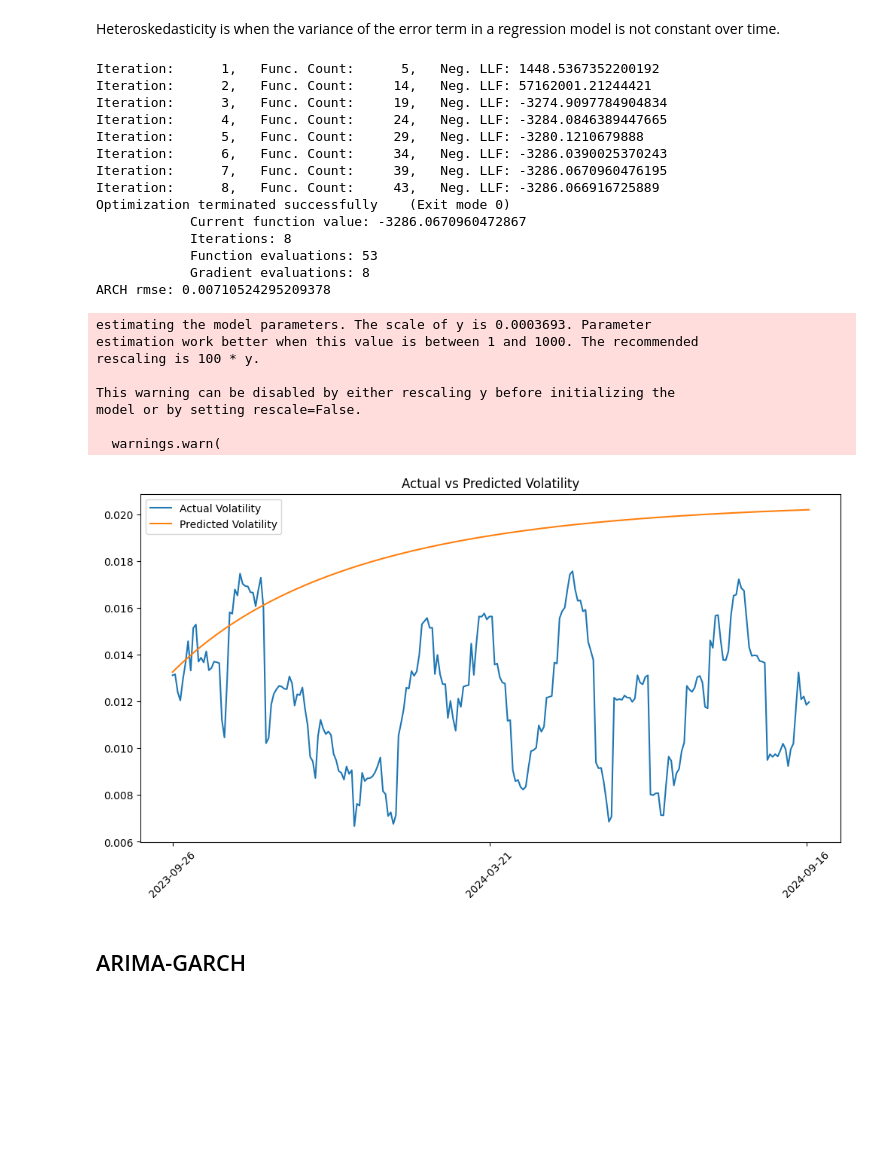
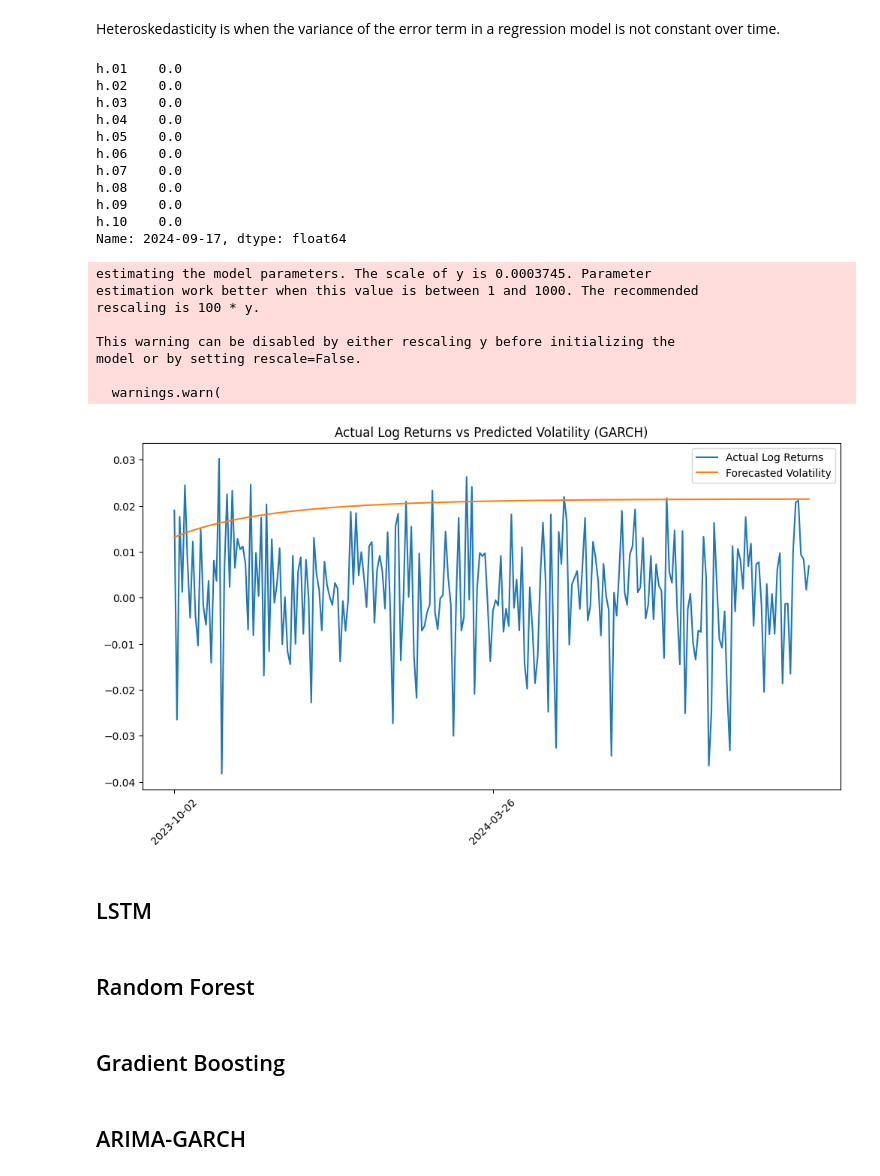
Before and after one commit to shayan1083/FinancialAnalysis, a Jupyter notebook: model.ipynb, the cells around one changed output. Saved outputs shown, nothing was run; the diff lists cells and outputs as text; code cells hidden in the pictures; blank space fills up the shorter version.

Commit message:
forecasting volatility

```diff
--- a/model.ipynb
+++ b/model.ipynb
@@ -65,3 +42,30 @@ df['bollinger_lower'] = df['ma_10'] - (df['std_10']*2)
+# %%
+df['daily_return'] = df['close_price'].pct_change(1)
+df['log_return'] = np.log(df['close_price'] / df['close_price'].shift(1))
+
+df['true_range'] = df['high_price'] = df['low_price']
+
+df['ma_10'] = df['close_price'].rolling(window=10).mean()
+df['ma_50'] = df['close_price'].rolling(window=50).mean()
+df['ema_10'] = df['close_price'].ewm(span=10, adjust=False).mean()
+df['ema_50'] = df['close_price'].ewm(span=50, adjust=False).mean()
+
+delta = df['close_price'].diff()
+gain = (delta.where(delta > 0, 0)).rolling(window=14).mean()
+loss = (delta.where(delta < 0, 0)).rolling(window=14).mean()
+df['rsi_14'] = 100 - (100 / (1 + (gain / loss)))
+
+df['bollinger_middle'] = df['close_price'].rolling(window=20).mean()
+df['bollinger_std'] = df['close_price'].rolling(window=20).std()
+df['bollinger_upper'] = df['bollinger_middle'] + 2 * df['bollinger_std']
+df['bollinger_lower'] = df['bollinger_middle'] - 2 * df['bollinger_std']
+
+df['rolling_volatility_14'] = df['daily_return'].rolling(window=14).std()
+df['rolling_volatility_30'] = df['daily_return'].rolling(window=30).std()
+
+df['lag_1'] = df['close_price'].shift(1)
+df['lag_7'] = df['close_price'].shift(7)
+df['lag_score'] = df['score'].shift(1)
 # %%
 df.replace([np.inf, -np.inf], np.nan, inplace=True)
 df = df.dropna()
@@ -98,6 +98,3 @@ Index(['open_price', 'high_price', 'low_price', 'close_price', 'volume',
-# %%
-train_size = int(0.8 * len(df))
-train, test = df[:train_size], df[train_size:]
 # %% [markdown]
 # View Data
 # %% [markdown]
@@ -407,27 +352,23 @@ Generalized AutoRegressive Conditional Heteroskedasticity (GARCH) is an extensio
 # %% [markdown]
 Heteroskedasticity is when the variance of the error term in a regression model is not constant over time.
 # %%
-arch = arch_model(df['log_return'], mean='Zero', vol='Garch', p=1, q=1).fit()
-forecast = arch.forecast(horizon=len(test))
-forecasted_volatility = np.sqrt(forecast.variance.values[-1, :])
-arch_rmse = root_mean_squared_error(test['volatility_14'], forecasted_volatility)
-print(f'ARCH rmse: {arch_rmse}')
+arch = arch_model(df['log_return'], mean='Zero', vol='Garch', p=1, q=1).fit(disp='off')
+forecast = arch.forecast(horizon=10)
+print(forecast.mean.iloc[-1, :])
+forecasted_volatility = forecast.variance[-1:] ** 0.5
 # %% [output]
-Iteration:      1,   Func. Count:      5,   Neg. LLF: 1448.5367352200192
-Iteration:      2,   Func. Count:     14,   Neg. LLF: 57162001.21244421
-Iteration:      3,   Func. Count:     19,   Neg. LLF: -3274.9097784904834
-Iteration:      4,   Func. Count:     24,   Neg. LLF: -3284.0846389447665
-Iteration:      5,   Func. Count:     29,   Neg. LLF: -3280.1210679888
-Iteration:      6,   Func. Count:     34,   Neg. LLF: -3286.0390025370243
-Iteration:      7,   Func. Count:     39,   Neg. LLF: -3286.0670960476195
-Iteration:      8,   Func. Count:     43,   Neg. LLF: -3286.066916725889
-Optimization terminated successfully    (Exit mode 0)
-            Current function value: -3286.0670960472867
-            Iterations: 8
-            Function evaluations: 53
-            Gradient evaluations: 8
-ARCH rmse: 0.00710524295209378
+h.01    0.0
+h.02    0.0
+h.03    0.0
+h.04    0.0
+h.05    0.0
+h.06    0.0
+h.07    0.0
+h.08    0.0
+h.09    0.0
+h.10    0.0
+Name: 2024-09-17, dtype: float64
-estimating the model parameters. The scale of y is 0.0003693. Parameter
+estimating the model parameters. The scale of y is 0.0003745. Parameter
 estimation work better when this value is between 1 and 1000. The recommended
 rescaling is 100 * y.
 
@@ -437,13 +378,15 @@ model or by setting rescale=False.
   warnings.warn(
 # %%
 plt.figure(figsize=(12, 6))
-plt.plot(test.index.astype(str), test['volatility_14'], label='Actual Volatility')
-plt.plot(test.index.astype(str), forecasted_volatility, label='Predicted Volatility')
-plt.title('Actual vs Predicted Volatility')
+plt.plot(test.index.astype(str), test['log_return'], label='Actual Log Returns')
+plt.plot(test.index.astype(str), forecasted_volatility.T, label='Forecasted Volatility')
+plt.title('Actual Log Returns vs Predicted Volatility (GARCH)')
 plt.legend()
 num_ticks = 10
 plt.gca().set_xticks(plt.gca().get_xticks()[::len(df)//num_ticks])
 plt.xticks(rotation=45)
 plt.show()
 # %% [output]
-[figure, old version]
+[figure, new version]
+# %% [markdown]
+## LSTM
@@ -450,3 +397,7 @@ plt.show()
+# %% [markdown]
+## Random Forest
+# %% [markdown]
+## Gradient Boosting
 # %% [markdown]
 ## ARIMA-GARCH
 # %% [markdown]
```
Also changed, not shown: parts of 39 cells of this notebook, 1 other file.
